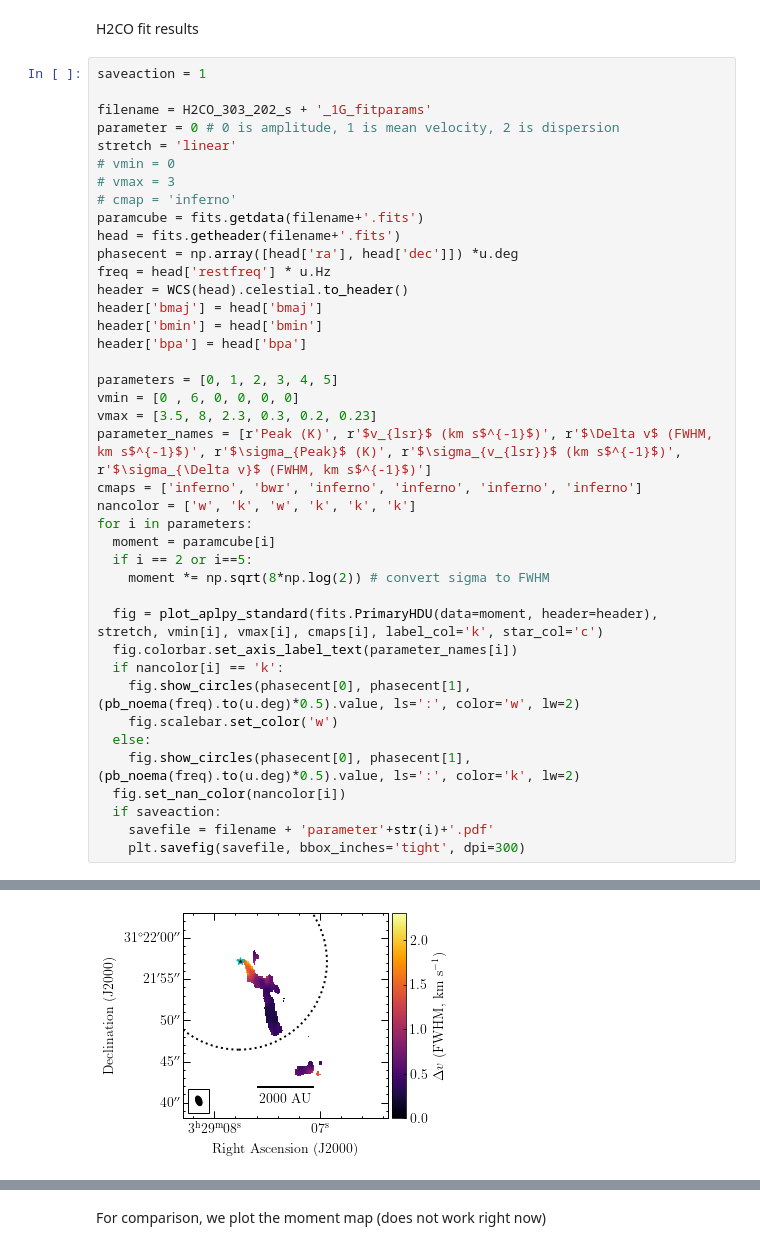
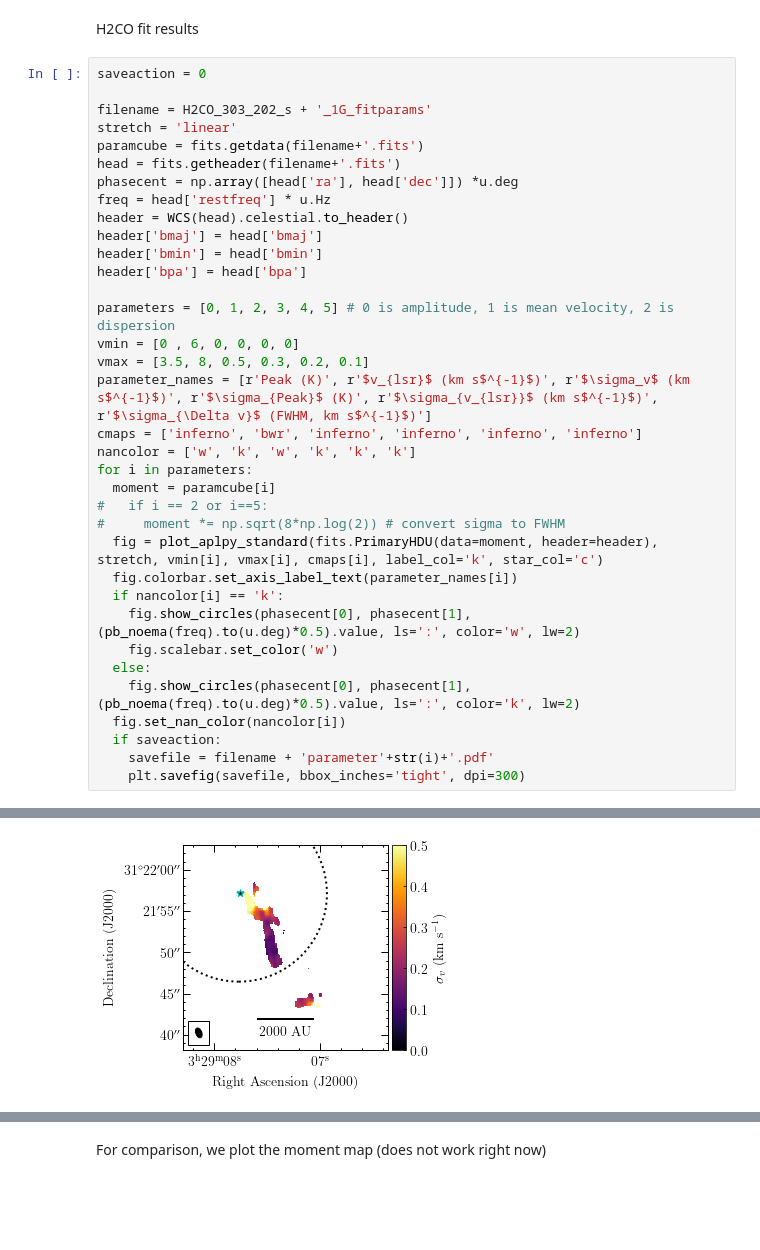
Before and after one commit to tere-valdivia/Per-emb-50_results, a Jupyter notebook: Data_figures.ipynb, the cells around one changed output, grey strips where cells are left out. Drawn from its saved outputs; the diff is of its cells as text; blank space fills up the shorter version.

```diff
--- a/Data_figures.ipynb
+++ b/Data_figures.ipynb
@@ -157,48 +254,43 @@ if saveaction:
 # %% [markdown]
 H2CO fit results
 # %%
-saveaction = 1
+saveaction = 0
 
 filename = H2CO_303_202_s + '_1G_fitparams'
-parameter = 0 # 0 is amplitude, 1 is mean velocity, 2 is dispersion
 stretch = 'linear'
-# vmin = 0
-# vmax = 3
-# cmap = 'inferno'
 paramcube = fits.getdata(filename+'.fits')
 head = fits.getheader(filename+'.fits')
 phasecent = np.array([head['ra'], head['dec']]) *u.deg
 freq = head['restfreq'] * u.Hz
 header = WCS(head).celestial.to_header()
 header['bmaj'] = head['bmaj']
 header['bmin'] = head['bmin']
 header['bpa'] = head['bpa']
 
-parameters = [0, 1, 2, 3, 4, 5]
+parameters = [0, 1, 2, 3, 4, 5] # 0 is amplitude, 1 is mean velocity, 2 is dispersion
 vmin = [0 , 6, 0, 0, 0, 0]
-vmax = [3.5, 8, 2.3, 0.3, 0.2, 0.23]
-parameter_names = [r'Peak (K)', r'$v_{lsr}$ (km s$^{-1}$)', r'$\Delta v$ (FWHM, km s$^{-1}$)', r'$\sigma_{Peak}$ (K)', r'$\sigma_{v_{lsr}}$ (km s$^{-1}$)', r'$\sigma_{\Delta v}$ (FWHM, km s$^{-1}$)']
+vmax = [3.5, 8, 0.5, 0.3, 0.2, 0.1]
+parameter_names = [r'Peak (K)', r'$v_{lsr}$ (km s$^{-1}$)', r'$\sigma_v$ (km s$^{-1}$)', r'$\sigma_{Peak}$ (K)', r'$\sigma_{v_{lsr}}$ (km s$^{-1}$)', r'$\sigma_{\Delta v}$ (FWHM, km s$^{-1}$)']
 cmaps = ['inferno', 'bwr', 'inferno', 'inferno', 'inferno', 'inferno']
 nancolor = ['w', 'k', 'w', 'k', 'k', 'k']
 for i in parameters:
   moment = paramcube[i]
-  if i == 2 or i==5:
-    moment *= np.sqrt(8*np.log(2)) # convert sigma to FWHM
-
+#   if i == 2 or i==5:
+#     moment *= np.sqrt(8*np.log(2)) # convert sigma to FWHM
   fig = plot_aplpy_standard(fits.PrimaryHDU(data=moment, header=header), stretch, vmin[i], vmax[i], cmaps[i], label_col='k', star_col='c')
   fig.colorbar.set_axis_label_text(parameter_names[i])
   if nancolor[i] == 'k':
     fig.show_circles(phasecent[0], phasecent[1], (pb_noema(freq).to(u.deg)*0.5).value, ls=':', color='w', lw=2)
     fig.scalebar.set_color('w')
   else:
     fig.show_circles(phasecent[0], phasecent[1], (pb_noema(freq).to(u.deg)*0.5).value, ls=':', color='k', lw=2)
   fig.set_nan_color(nancolor[i])
   if saveaction:
     savefile = filename + 'parameter'+str(i)+'.pdf'
     plt.savefig(savefile, bbox_inches='tight', dpi=300)
 # %% [output]
 [figure]
 [figure]
-[figure, old version]
+[figure, new version]
 [figure]
 [figure]
```
Also changed, not shown: parts of 12 cells of this notebook, 5 other files.
